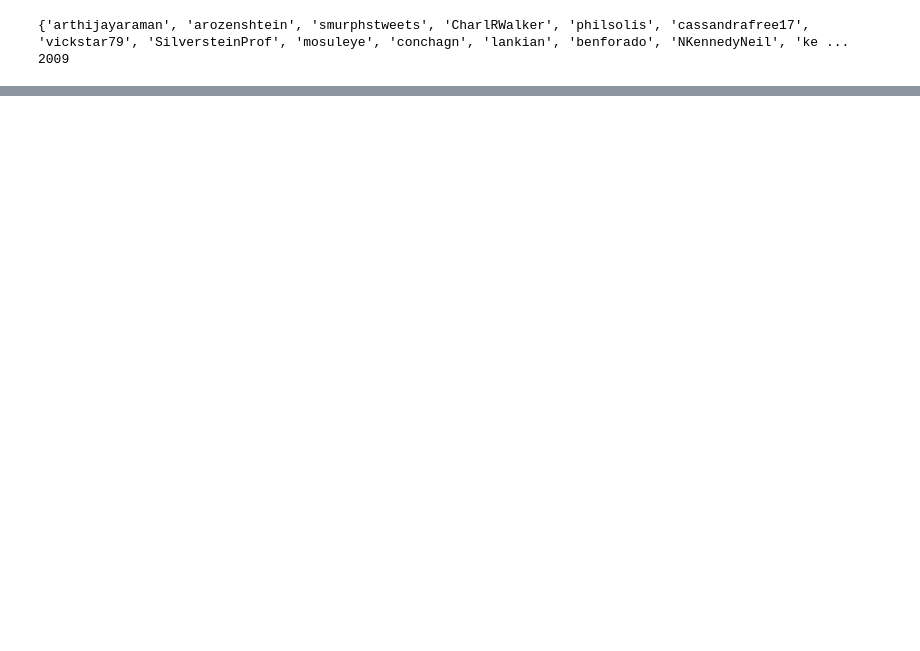
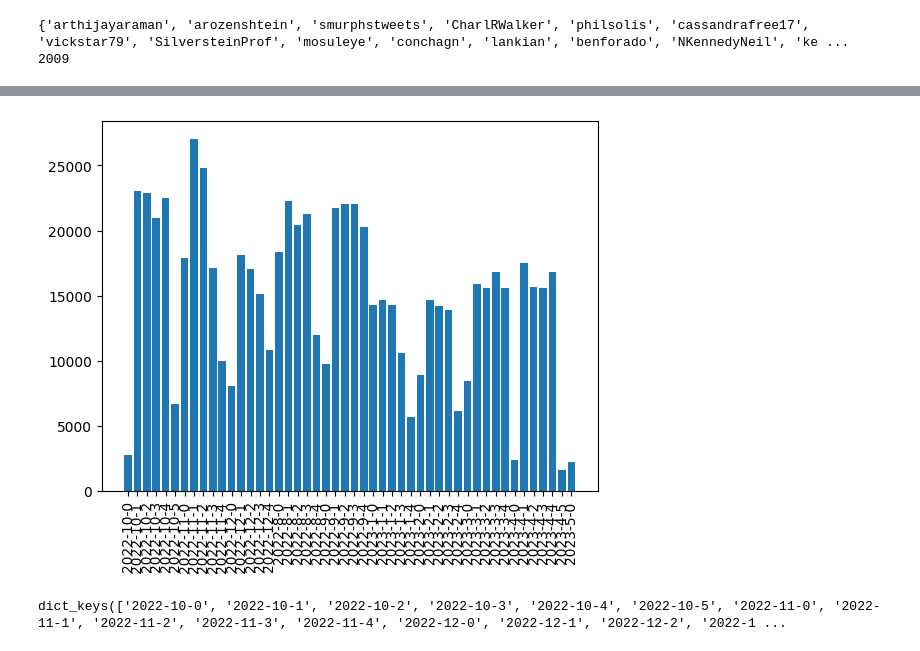
Before and after one commit to carolmb/mastodon-proj, a Jupyter notebook: notebooks/twitter-iu-data.ipynb, the cells around one changed output, grey strips where cells are left out. Saved outputs shown, nothing was run; the diff lists cells and outputs as text; code cells hidden in the pictures; blank space fills up the shorter version.

```diff
--- a/notebooks/twitter-iu-data.ipynb
+++ b/notebooks/twitter-iu-data.ipynb
@@ -144,0 +186,40 @@ _ = plt.xticks(rotation=90)
+# %%
+import numpy as np
+import matplotlib.pyplot as plt
+
+u2, c2 = np.unique(nonx, return_counts=True)
+
+nonmast_map = dict()
+for a,b in zip(u2, c2):
+    nonmast_map[a] = b
+
+_ = plt.bar(u2, c2)
+_ = plt.xticks(rotation=90)
+# %% [output]
+[figure, added]
+# %%
+print(nonmast_map.keys())
+X = []
+Y_total = []
+Y_x = []
+Y_nonx = []
+for month_year in ['2022-10', '2022-11', '2022-12', '2023-1', '2023-2', '2023-3', '2023-4', '2023-5']:
+    for week in range(1, 5):
+        yyyy_mm_dd = "{}-{}".format(month_year, week)
+        X.append(yyyy_mm_dd)
+        total = 0
+        if yyyy_mm_dd in nonmast_map:
+            Y_nonx.append(nonmast_map[yyyy_mm_dd])
+            total += nonmast_map[yyyy_mm_dd]
+        else:
+            Y_nonx.append(0)
+
+        if yyyy_mm_dd in mast_map:
+            Y_x.append(mast_map[yyyy_mm_dd])
+            total += mast_map[yyyy_mm_dd]
+        else:
+            Y_x.append(0)
+
+        Y_total.append(total)
+# %% [output]
+dict_keys(['2022-10-0', '2022-10-1', '2022-10-2', '2022-10-3', '2022-10-4', '2022-10-5', '2022-11-0', '2022-11-1', '2022-11-2', '2022-11-3', '2022-11-4', '2022-12-0', '2022-12-1', '2022-12-2', '2022-1 ...
```
Also changed, not shown: parts of 12 cells of this notebook, 9 other files.
